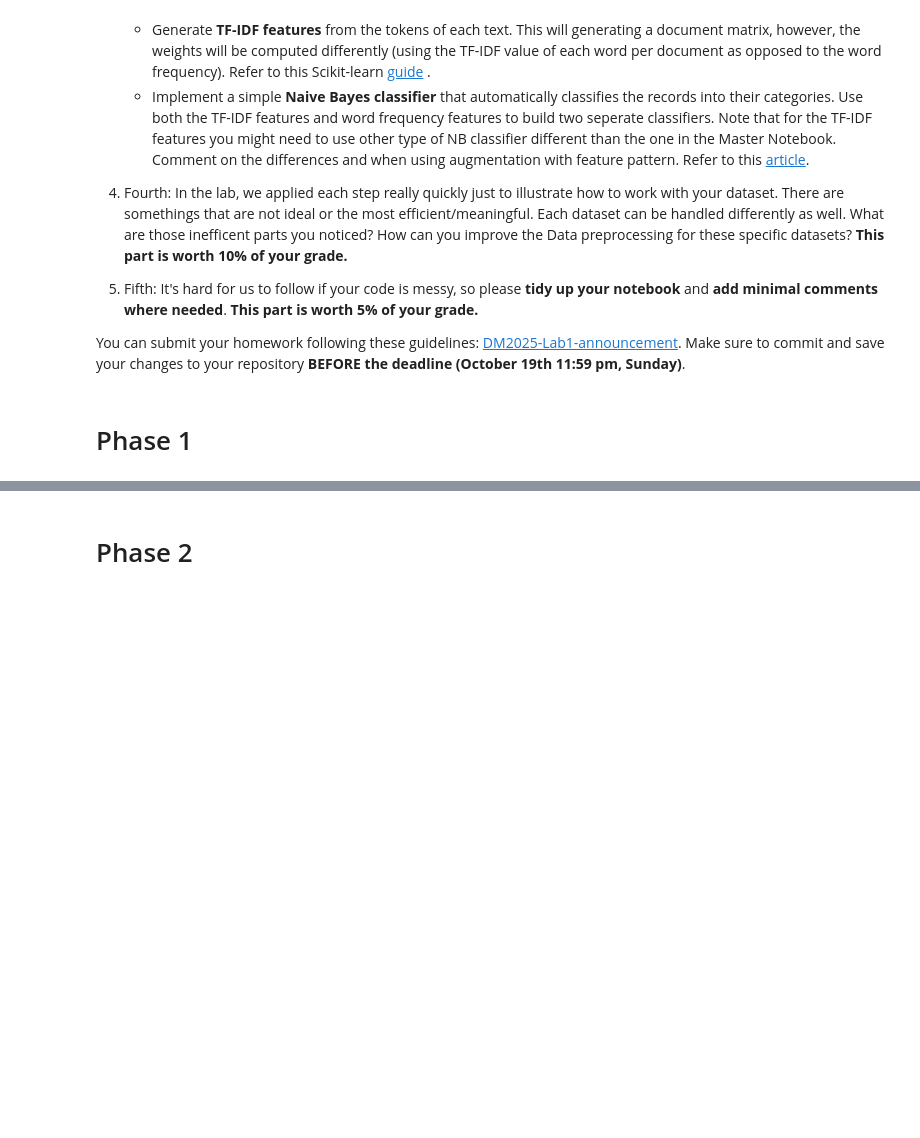
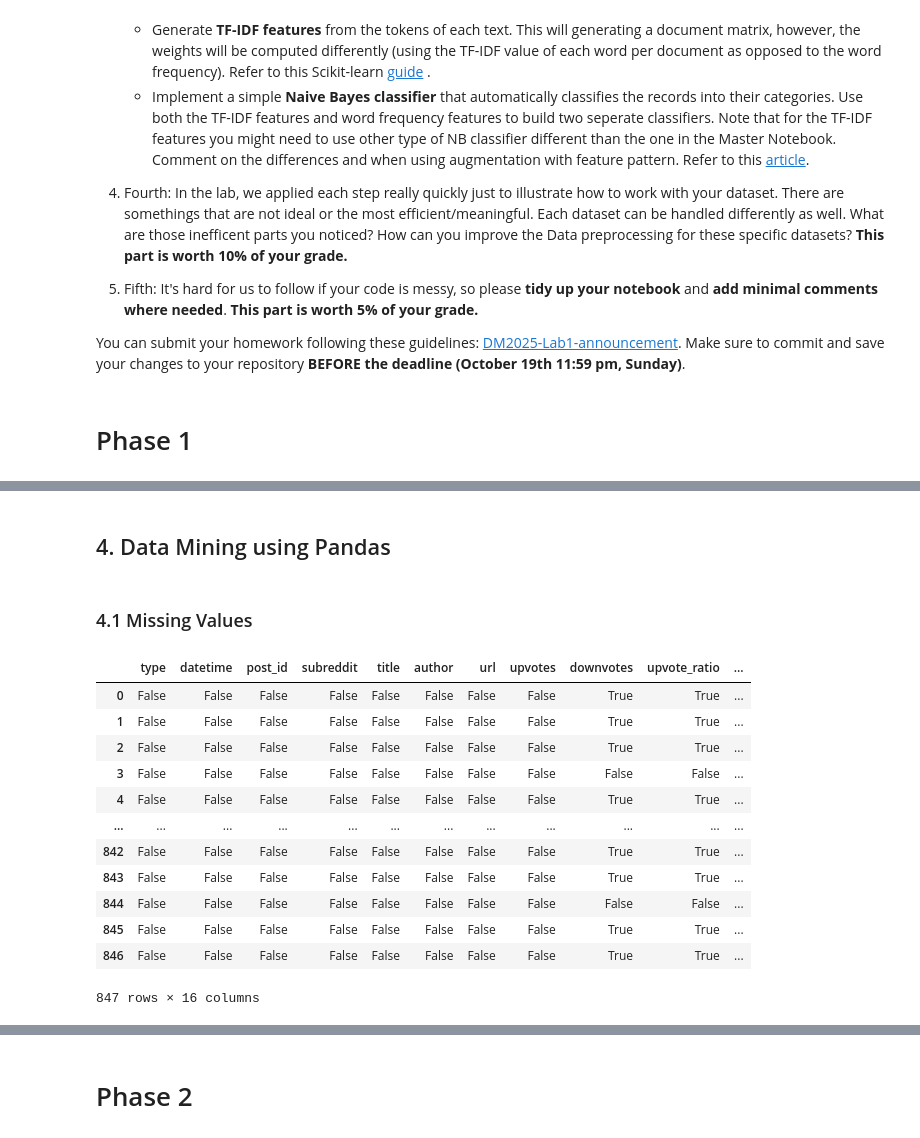
Before and after one commit to alankaohc/DM2025-Lab1-Exercise, a Jupyter notebook: DM2025-Lab1-Homework.ipynb, the cells around one changed output, grey strips where cells are left out. Drawn from its saved outputs; the diff is of its cells as text; code cells hidden in the pictures; blank space fills up the shorter version.

```diff
--- a/DM2025-Lab1-Homework.ipynb
+++ b/DM2025-Lab1-Homework.ipynb
@@ -62,0 +144,21 @@ You can submit your homework following these guidelines: [DM2025-Lab1-announceme
+# %% [markdown]
+## 4. Data Mining using Pandas
+# %% [markdown]
+### 4.1 Missing Values
+# %%
+# check missing values
+df.isnull()
+# %% [output]
+|  | type | datetime | post_id | subreddit | title | author | url | upvotes | downvotes | upvote_ratio | ... |
+| 0 | False | False | False | False | False | False | False | False | True | True | ... |
+| 1 | False | False | False | False | False | False | False | False | True | True | ... |
+| 2 | False | False | False | False | False | False | False | False | True | True | ... |
+| 3 | False | False | False | False | False | False | False | False | False | False | ... |
+| 4 | False | False | False | False | False | False | False | False | True | True | ... |
+| ... | ... | ... | ... | ... | ... | ... | ... | ... | ... | ... | ... |
+| 842 | False | False | False | False | False | False | False | False | True | True | ... |
+| 843 | False | False | False | False | False | False | False | False | True | True | ... |
+| 844 | False | False | False | False | False | False | False | False | False | False | ... |
+| 845 | False | False | False | False | False | False | False | False | True | True | ... |
+| 846 | False | False | False | False | False | False | False | False | True | True | ... |
+847 rows × 16 columns
```
Also changed, not shown: parts of 31 cells of this notebook, 1 other file.
